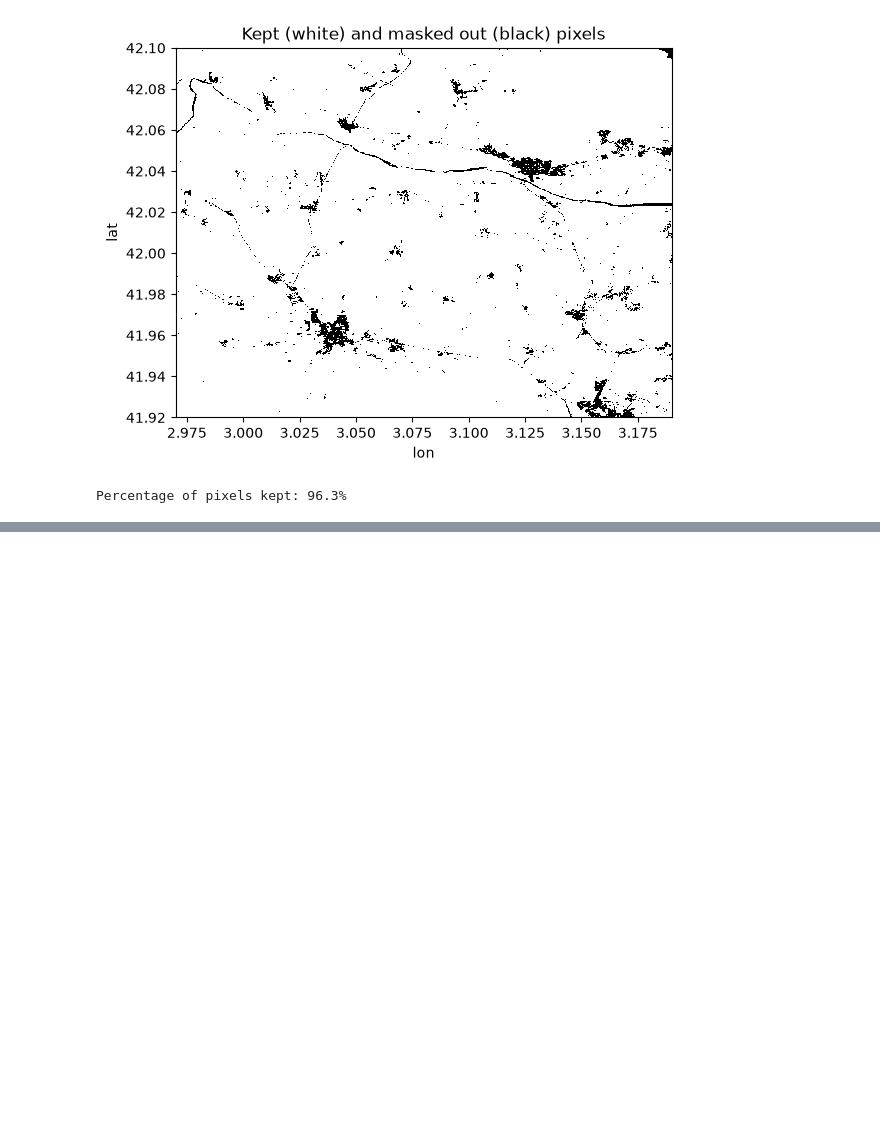
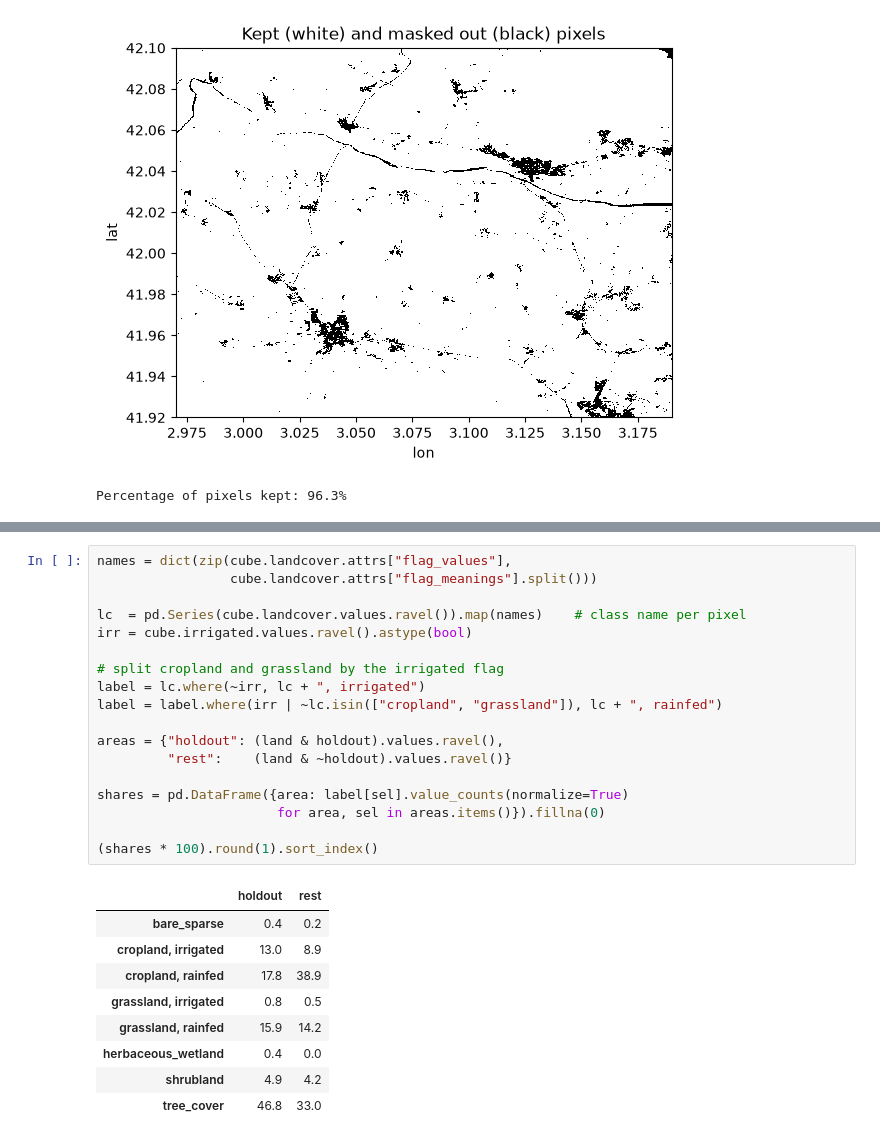
Before and after one commit to davidcirauqui/drought_forecast, a Jupyter notebook: notebooks/03_dataset_splits.ipynb, the cells around one changed output, grey strips where cells are left out. Cells and saved outputs as stored; diff of their text form; blank space fills up the shorter version.

```diff
--- a/notebooks/03_dataset_splits.ipynb
+++ b/notebooks/03_dataset_splits.ipynb
@@ -115,0 +139,28 @@ Percentage of pixels kept: 96.3%
+# %%
+names = dict(zip(cube.landcover.attrs["flag_values"],
+                 cube.landcover.attrs["flag_meanings"].split()))
+
+lc  = pd.Series(cube.landcover.values.ravel()).map(names)    # class name per pixel
+irr = cube.irrigated.values.ravel().astype(bool)
+
+# split cropland and grassland by the irrigated flag
+label = lc.where(~irr, lc + ", irrigated")
+label = label.where(irr | ~lc.isin(["cropland", "grassland"]), lc + ", rainfed")
+
+areas = {"holdout": (land & holdout).values.ravel(),
+         "rest":    (land & ~holdout).values.ravel()}
+
+shares = pd.DataFrame({area: label[sel].value_counts(normalize=True)
+                       for area, sel in areas.items()}).fillna(0)
+
+(shares * 100).round(1).sort_index()
+# %% [output]
+|  | holdout | rest |
+| bare_sparse | 0.4 | 0.2 |
+| cropland, irrigated | 13.0 | 8.9 |
+| cropland, rainfed | 17.8 | 38.9 |
+| grassland, irrigated | 0.8 | 0.5 |
+| grassland, rainfed | 15.9 | 14.2 |
+| herbaceous_wetland | 0.4 | 0.0 |
+| shrubland | 4.9 | 4.2 |
+| tree_cover | 46.8 | 33.0 |
```
Also changed, not shown: parts of 8 cells of this notebook, 2 other files.
